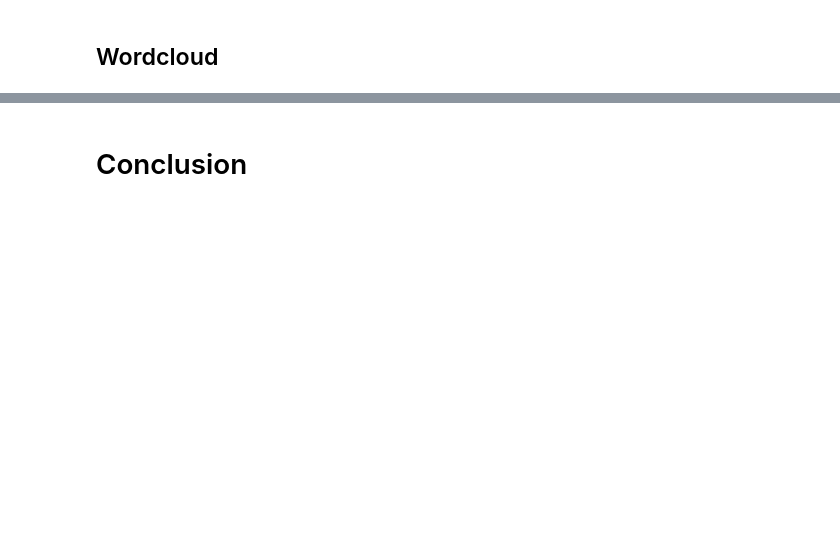
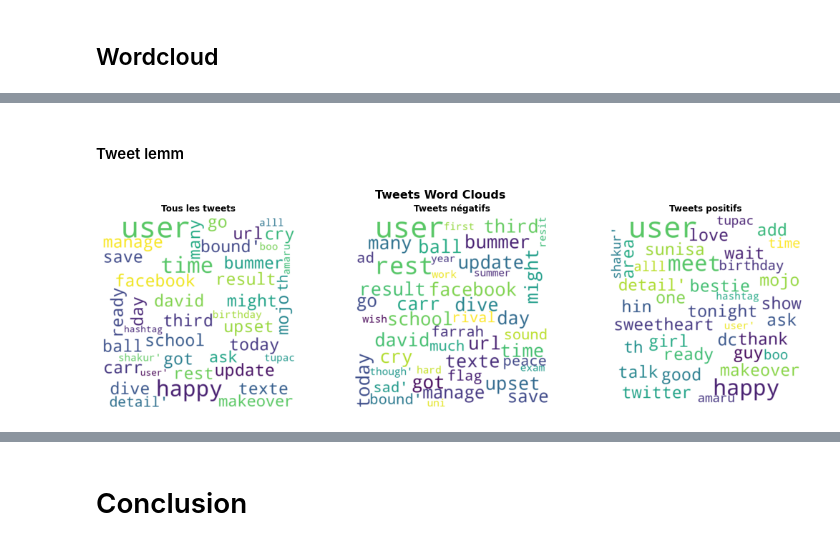
Before and after one commit to reda76/P7, a Jupyter notebook: Analyse exploratoire.ipynb, the cells around one changed output, grey strips where cells are left out. Drawn from its saved outputs; the diff is of its cells as text; code cells hidden in the pictures; blank space fills up the shorter version.

```diff
--- a/Analyse exploratoire.ipynb
+++ b/Analyse exploratoire.ipynb
@@ -1051,0 +576,6 @@ plt.show()
+# %% [markdown]
+#### Tweet lemm
+# %%
+wordcloud(df, "tweet_lemm")
+# %% [output]
+[figure, added]
```
Also changed, not shown: parts of 175 cells of this notebook.
